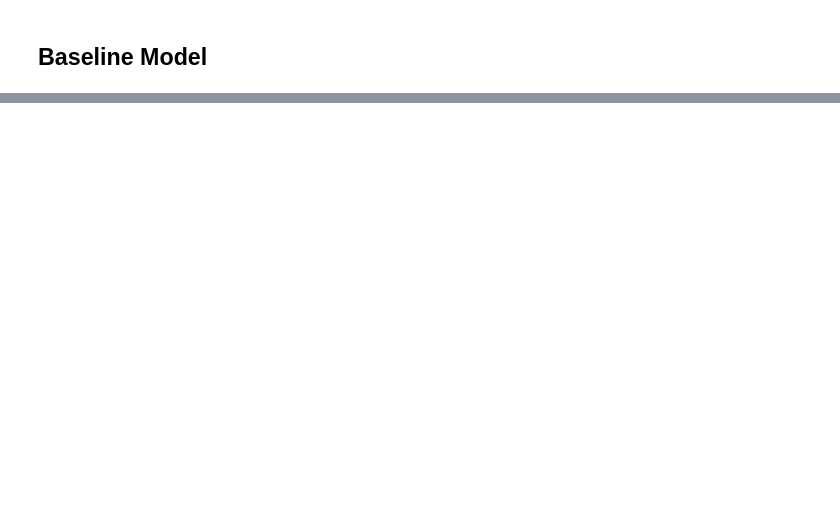
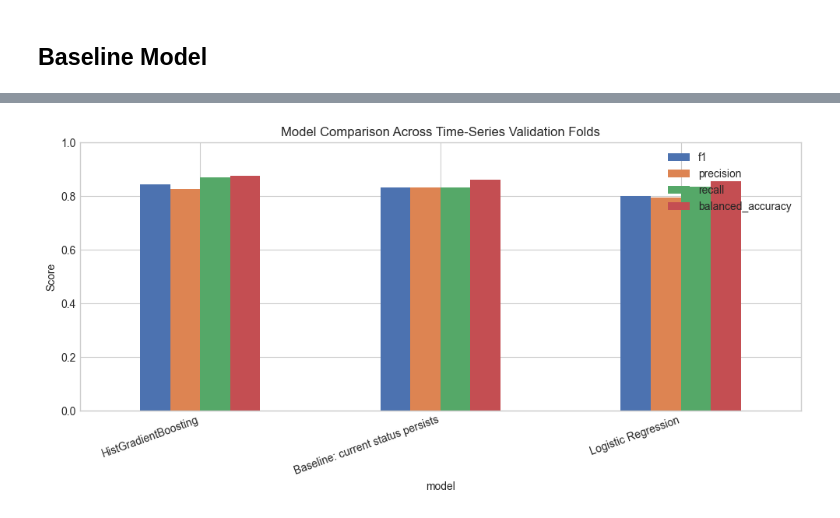
Before and after one commit to j-hendricks/covid-cases-exploration, a Jupyter notebook: prediction.ipynb, the cells around one changed output, grey strips where cells are left out. Saved outputs shown, nothing was run; the diff lists cells and outputs as text; code cells hidden in the pictures; blank space fills up the shorter version.

Commit message:
Prepare submission-ready prediction notebook and README

```diff
--- a/prediction.ipynb
+++ b/prediction.ipynb
@@ -425,80 +490,14 @@ LGBMClassifier Results: 0.864 with 0.012 std.
 # %%
-from sklearn.ensemble import HistGradientBoostingClassifier
+plot_df = model_summary.set_index('model')[['f1', 'precision', 'recall', 'balanced_accuracy']]
+plot_df.plot(kind='bar', figsize=(10, 5))
+plt.title('Model Comparison Across Time-Series Validation Folds')
+plt.ylabel('Score')
+plt.ylim(0, 1)
+plt.xticks(rotation=20, ha='right')
+plt.tight_layout()
+plt.show()
 
-from sklearn.preprocessing import OneHotEncoder
-
-X = df.drop(columns=['target'])
-
-y = df['target']
-
-X['dist'] = X['inpatient_beds_utilization'] - X['state_thresholds']
-
-X['streak'] =(
-    (X['dist'].shift(1) > 0) & (X['dist'].shift(2) > 0)
-).astype('int')
-
-FEATURES_TO_LAG = [
-    'inpatient_beds_utilization', 'dist',
-]
-
-enc = OneHotEncoder(sparse_output=False)
-enc.fit(X[['state']])
-encoded_states = enc.transform(X[['state']])
-state_cols = list(enc.get_feature_names_out(['state']))
-df_states = pd.DataFrame(encoded_states, columns = state_cols)
-
-X = pd.concat([X, df_states], axis=1).drop(columns=['date'])
-
-for w in FEATURE_WINDOWS:
-    for f in FEATURES_TO_LAG:
-        X[f"{f}_{w}_day_lag"] = X.groupby(['state'], as_index=False).shift(w)[f]
-        X[f"{f}_{w}_day_rolling"] = X.groupby(['state'], as_index=False).rolling(w).mean()[f]
-
-scores = []
-for train_index, test_index in tscv.split(unique_dates):
-    dates_train = unique_dates[train_index]
-    dates_test = unique_dates[test_index]
-
-    X_train = X[X.index.isin(dates_train)]
-    y_train = y[y.index.isin(dates_train)]
-    X_test = X[X.index.isin(dates_test)]
-    y_test = y[y.index.isin(dates_test)]
-
-
-    X_train = X_train.drop(columns=['state'])
-
-    X_test = X_test.drop(columns=['state'])
-
-    # feats = [
-    #     'dist', 'dist_21_day_lag', 'dist_14_day_lag',
-    #     'dist_28_day_lag', 'dist_7_day_lag', 'day_of_year',
-    #     'dist_28_day_rolling', 'dist_1_day_lag', 'jhu-csse_deaths_7dav_incidence_prop',
-    #     'day_of_week', 'weekofyear', 'dist_21_day_rolling'
-    # ]
-
-    feats = [
-    'dist', 'dist_14_day_lag', 'dist_21_day_lag', 'dist_7_day_lag',
-       'dist_28_day_lag', 'day_of_year', 'dist_28_day_rolling',
-       'dist_1_day_lag', 'day_of_week', 'dist_21_day_rolling', 'weekofyear',
-       'chng_smoothed_adj_outpatient_covid',
-       'hhs_confirmed_admissions_covid_1d_prop_7dav']
-
-    X_train = X_train[feats]
-    X_test = X_test[feats]
-
-
-    mod = HistGradientBoostingClassifier()
-
-    mod.fit(X_train, y_train)
-
-    probs = mod.predict_proba(X_test)[:, 1]
-
-    preds = (probs > 0.5).astype('int')
-
-    scores.append(f1_score(y_test, preds))
-
-results = np.mean(scores)
-stds = np.std(scores)
-
-print(f"HistGradientBoostingClassifier Results: {results:.3f} with {stds:.3f} std.")
+best_model = model_summary.iloc[0]['model']
+print(f"Recommended model for the report: {best_model}")
 # %% [output]
+[figure, added]
```
Also changed, not shown: parts of 28 cells of this notebook, 3 other files.
